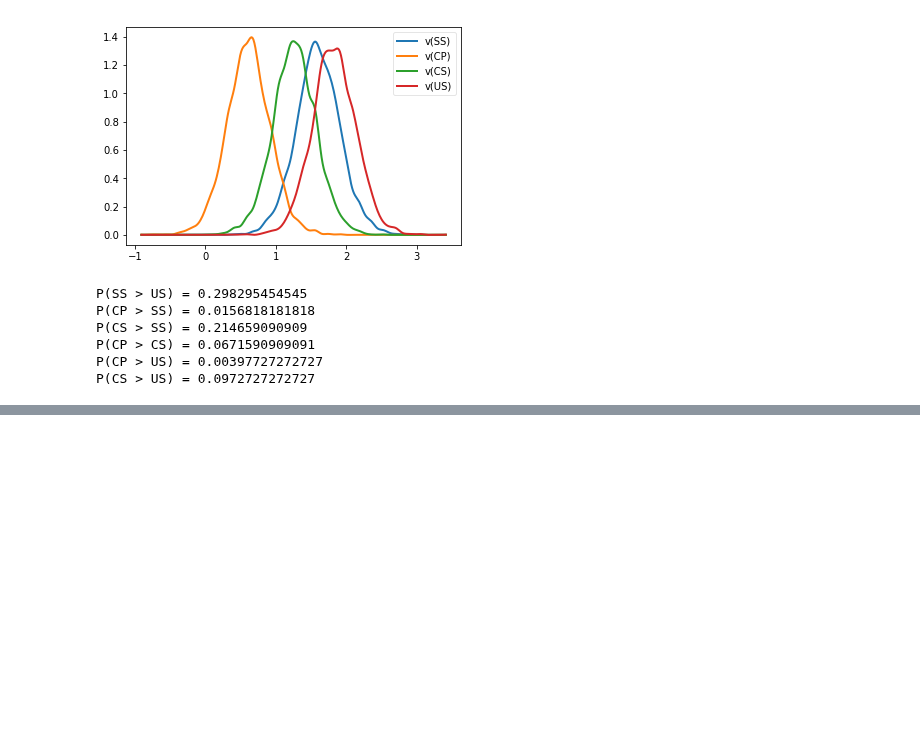
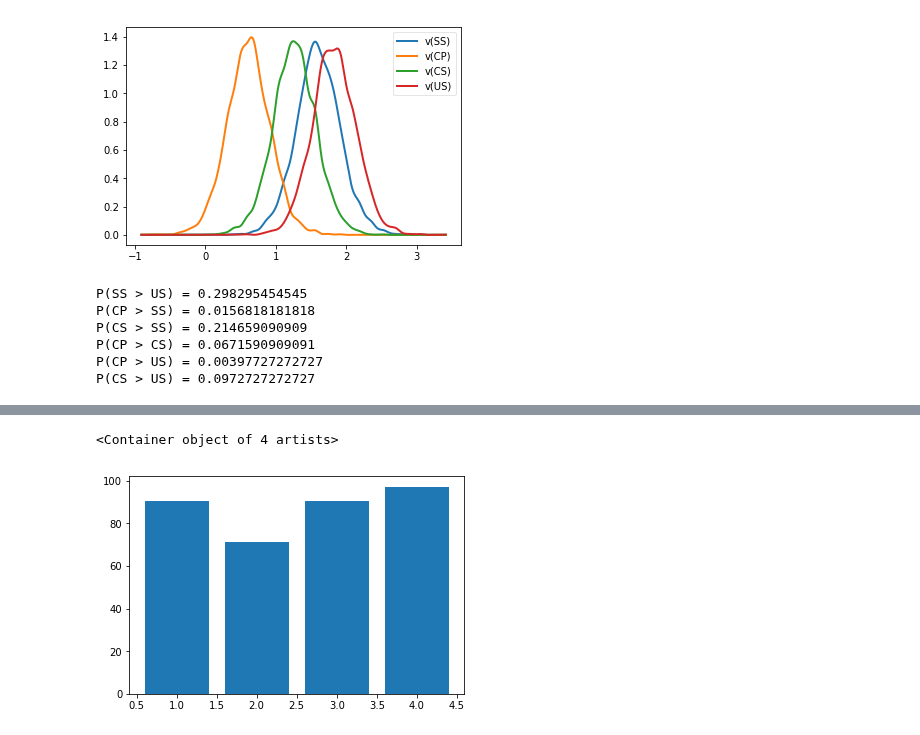
Before and after one commit to CPernet/LanguageDecision, a Jupyter notebook: language_decision/2-matched-controls-analysis.ipynb, the cells around one changed output, grey strips where cells are left out. Cells and saved outputs as stored; diff of their text form; code cells hidden in the pictures; blank space fills up the shorter version.

```diff
--- a/language_decision/2-matched-controls-analysis.ipynb
+++ b/language_decision/2-matched-controls-analysis.ipynb
@@ -118,0 +150,6 @@ P(CS > US) = 0.0972727272727
+# %%
+plt.bar([1,2,3,4],
+        [ss_accuracy, cp_accuracy, cs_accuracy, us_accuracy])
+# %% [output]
+<Container object of 4 artists>
+[figure, added]
```
Also changed, not shown: parts of 8 cells of this notebook.
